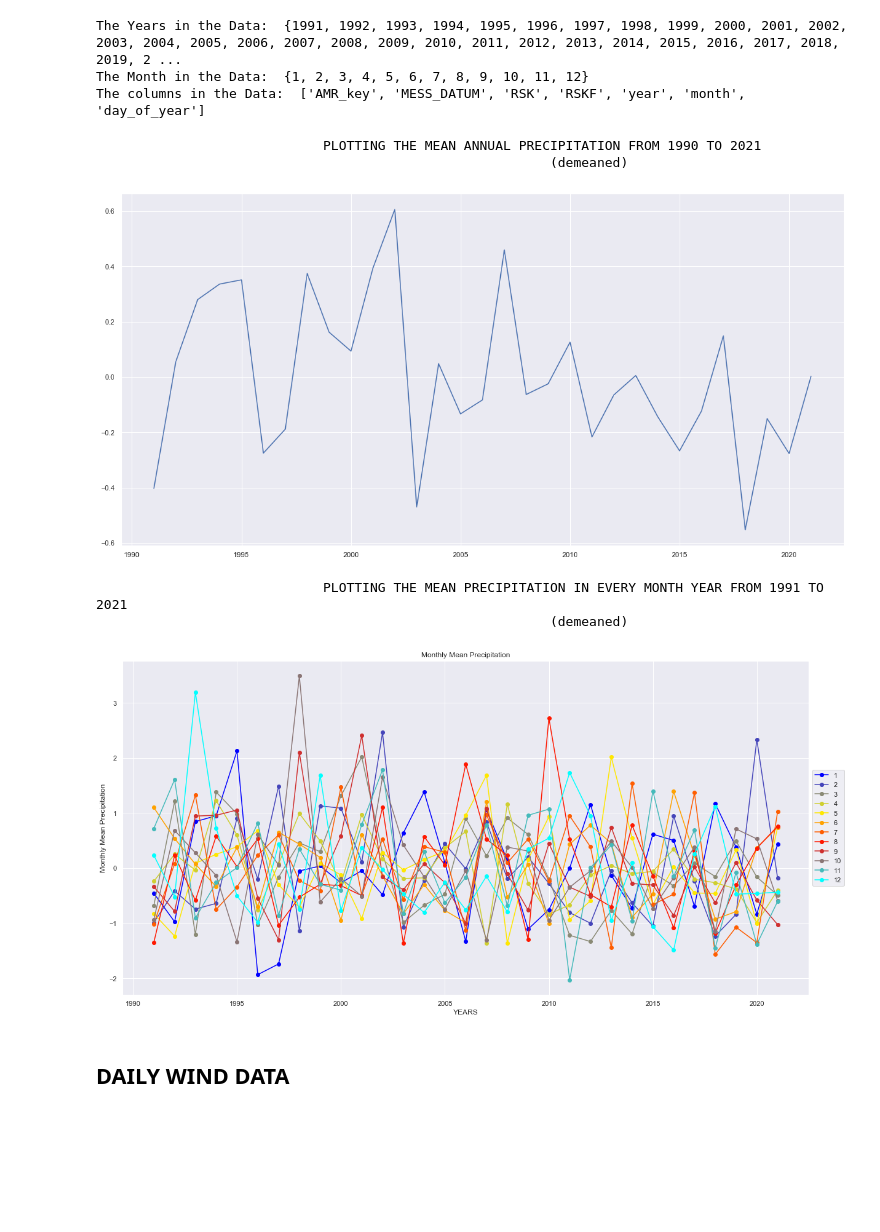
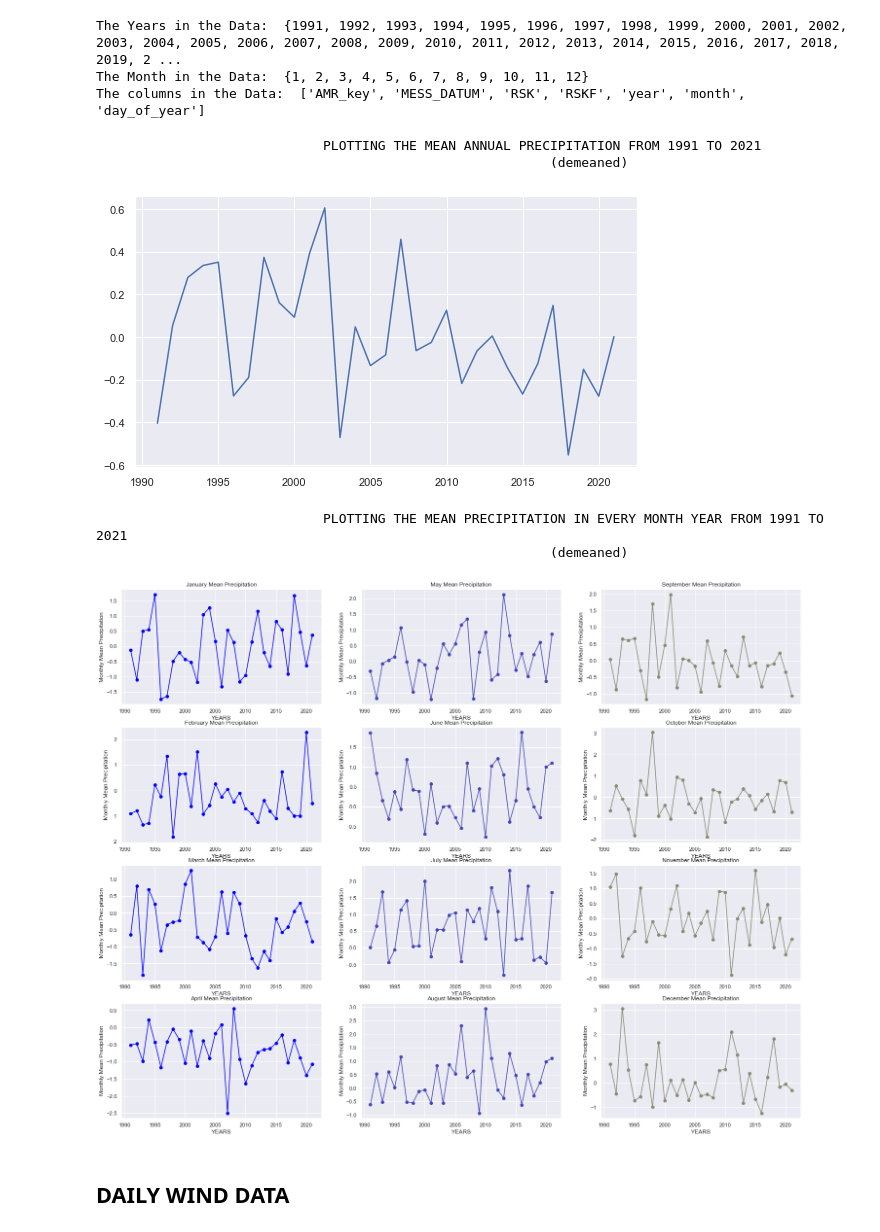
Before and after one commit to VolkaneicFox/IWH-Research, a Jupyter notebook: temperatureDatav1.ipynb, the cells around one changed output. Saved outputs shown, nothing was run; the diff lists cells and outputs as text; code cells hidden in the pictures; blank space fills up the shorter version.

```diff
--- a/temperatureDatav1.ipynb
+++ b/temperatureDatav1.ipynb
@@ -119,42 +111,47 @@ The Years in the Data:  {1991, 1992, 1993, 1994, 1995, 1996, 1997, 1998, 1999, 2
 The Month in the Data:  {1, 2, 3, 4, 5, 6, 7, 8, 9, 10, 11, 12}
 The columns in the Data:  ['AMR_key', 'MESS_DATUM', 'RSK', 'RSKF', 'year', 'month', 'day_of_year']
 # %%
-print("                             PLOTTING THE MEAN ANNUAL PRECIPITATION FROM 1990 TO 2021")
+print("                             PLOTTING THE MEAN ANNUAL PRECIPITATION FROM 1991 TO 2021")
 print("                                                          (demeaned) ")
+df=amr_panel_temp.groupby(by=["year","month"]).mean().reset_index()
+df['year_mean']=amr_panel_prec.groupby(by='year').transform('mean')['RSK']
 df=amr_panel_prec.groupby(by=["year"]).mean().reset_index()
 df['demeaned']=df['RSK']-np.mean(df['RSK'])
 years=[1991, 1992, 1993, 1994, 1995, 1996, 1997, 1998, 1999, 2000, 2001, 2002, 2003, 2004, 2005, 2006, 2007, 2008, 2009,
        2010, 2011, 2012, 2013, 2014, 2015, 2016, 2017, 2018, 2019, 2020, 2021]
-fig,ax=plt.subplots(figsize=(20,10))
+fig,ax=plt.subplots(figsize=(9,5))
 ax.plot(years,df['demeaned'])
 plt.show()
 # %% [output]
-                             PLOTTING THE MEAN ANNUAL PRECIPITATION FROM 1990 TO 2021
+                             PLOTTING THE MEAN ANNUAL PRECIPITATION FROM 1991 TO 2021
                                                           (demeaned)
-[figure, old version]
+[figure, new version]
 # %%
 print("                             PLOTTING THE MEAN PRECIPITATION IN EVERY MONTH YEAR FROM 1991 TO 2021")
 print("                                                          (demeaned) ")
 df=amr_panel_prec.groupby(by=["year","month"]).mean().reset_index()
+df['year_mean']=df.groupby(by='year').transform('mean')['RSK']
 years=[1991, 1992, 1993, 1994, 1995, 1996, 1997, 1998, 1999, 2000, 2001, 2002, 2003, 2004, 2005, 2006, 2007, 2008, 2009,
        2010, 2011, 2012, 2013, 2014, 2015, 2016, 2017, 2018, 2019, 2020, 2021]
 cmap=sns.blend_palette(colors=["blue","yellow","red","cyan"],n_colors=12)
-fig,ax=plt.subplots(figsize=(20,10))
+fig,ax=plt.subplots(4,3,figsize=(25,20))
 sns.set_theme(style="darkgrid")
-for i in range(12):
-    tdf=pd.DataFrame(df[df["month"]==(i+1)]["RSK"])
-    tdf['demeaned']=tdf['RSK']-np.mean(tdf['RSK'])
-    ax.plot(years,tdf['demeaned'],marker="o",label=str(i+1),color=cmap[i])
-plt.xlabel("YEARS")
-plt.ylabel("Monthly Mean Precipitation")
-plt.title("Monthly Mean Precipitation")
-plt.legend(loc='center left', bbox_to_anchor=(1, 0.5))
+mon=1
+for i in range(3):
+    for j in range(4):
+        tdf=pd.DataFrame(df[df["month"]==mon][["RSK","year_mean"]])
+        tdf['demeaned']=tdf['RSK']-tdf['year_mean']
+        ax[j][i].plot(years,tdf['demeaned'],marker="o",color=cmap[i])
+        ax[j][i].set_xlabel("YEARS")
+        ax[j][i].set_ylabel("Monthly Mean Precipitation")
+        ax[j][i].set_title(mon_dict[mon]+" Mean Precipitation")
+        mon=mon+1
 plt.grid(True)
 plt.show()
 # %% [output]
                              PLOTTING THE MEAN PRECIPITATION IN EVERY MONTH YEAR FROM 1991 TO 2021
                                                           (demeaned)
-[figure, old version]
+[figure, new version]
 # %% [markdown]
 ## DAILY WIND DATA
 # %%
```
Also changed, not shown: parts of 22 cells of this notebook.
